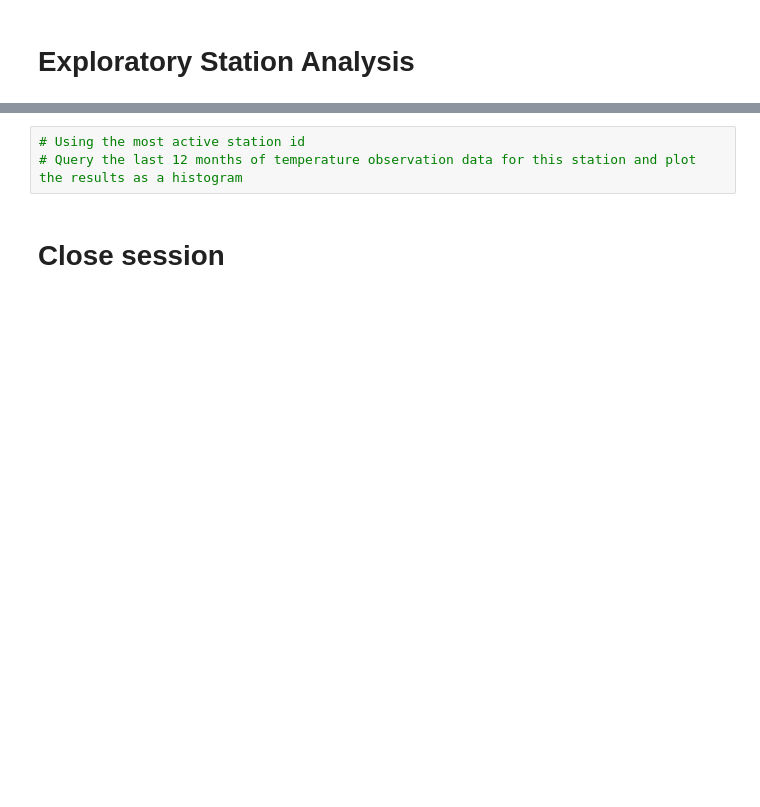
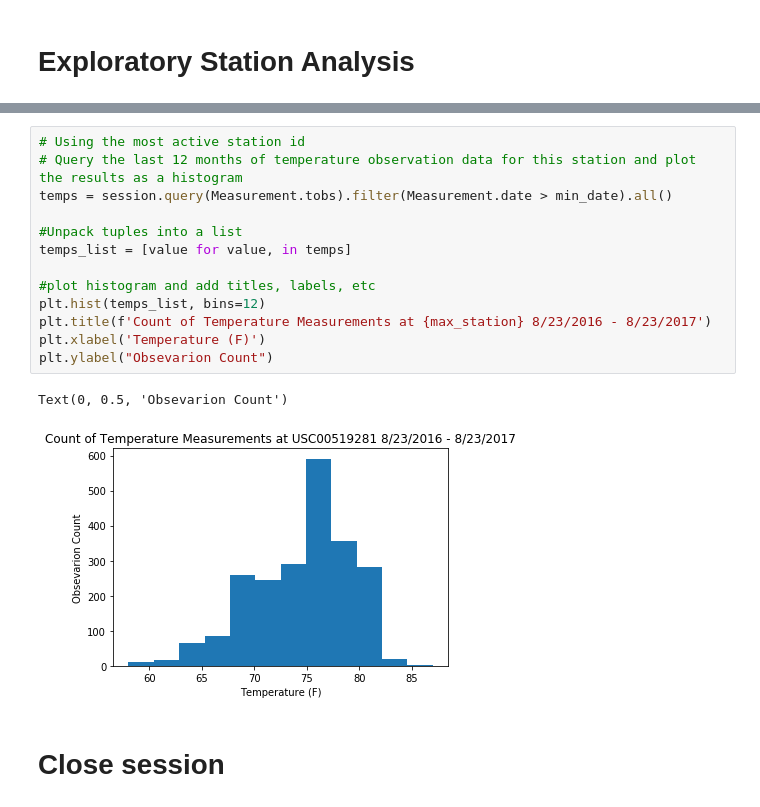
Before and after one commit to tkadamson/SQLAlchemy-Weather-Flask-App, a Jupyter notebook: climate_analysis.ipynb, the cells around one changed output, grey strips where cells are left out. Saved outputs shown, nothing was run; the diff lists cells and outputs as text; blank space fills up the shorter version.

Commit message:
Completed station analysis with histogram of temps observed at the most active station

```diff
--- a/climate_starter.ipynb
+++ b/climate_analysis.ipynb
@@ -126,6 +166,19 @@ precip_df.describe()
 # %%
 # Using the most active station id
 # Query the last 12 months of temperature observation data for this station and plot the results as a histogram
+temps = session.query(Measurement.tobs).filter(Measurement.date > min_date).all()
+
+#Unpack tuples into a list
+temps_list = [value for value, in temps]
+
+#plot histogram and add titles, labels, etc
+plt.hist(temps_list, bins=12)
+plt.title(f'Count of Temperature Measurements at {max_station} 8/23/2016 - 8/23/2017')
+plt.xlabel('Temperature (F)')
+plt.ylabel("Obsevarion Count")
+# %% [output]
+Text(0, 0.5, 'Obsevarion Count')
+[figure, added]
 # %% [markdown]
 # Close session
 # %%
```
Also changed, not shown: parts of 6 cells of this notebook.
